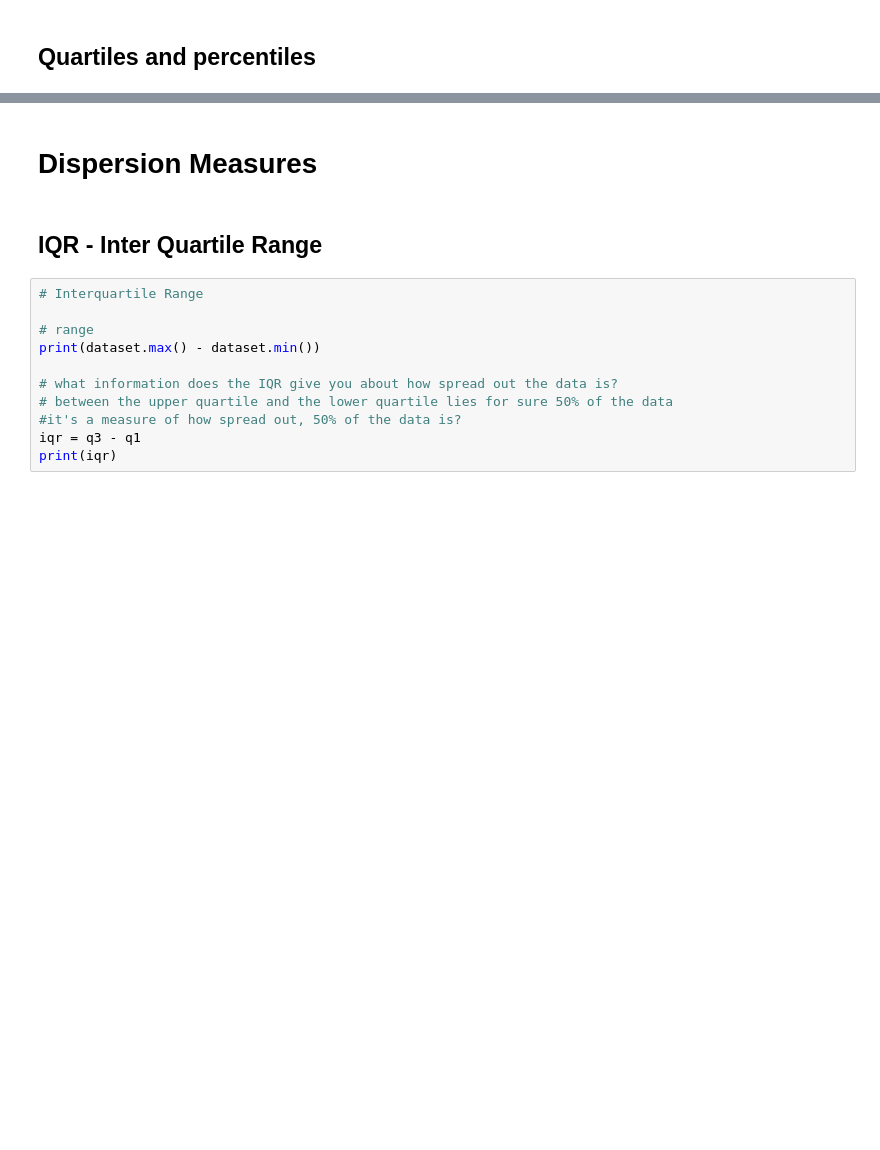
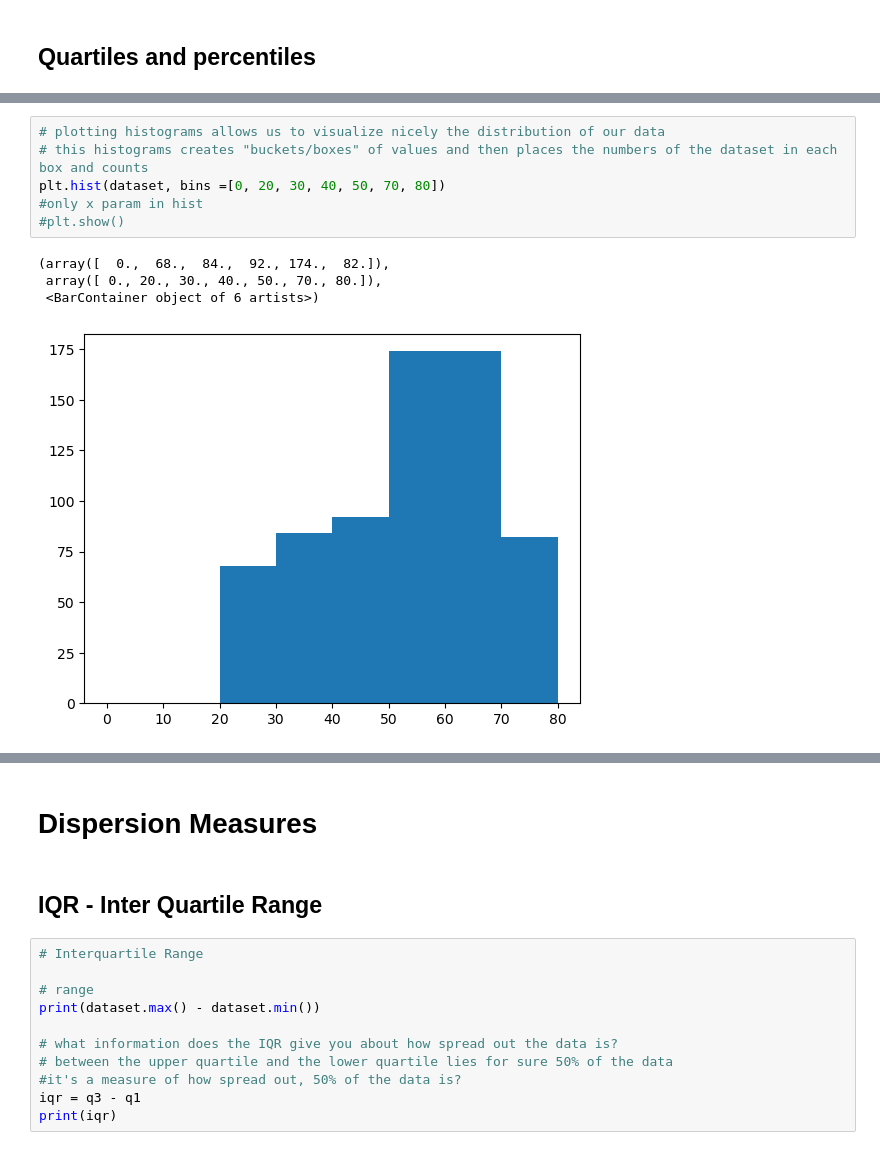
Before and after one commit to TheLazyCactus/ironhack-v4-data-lessons, a Jupyter notebook: cohorts/15_oct_24/02_data_wrangling_and_retrieval/W4D3_descriptive_statistics.ipynb, the cells around one changed output, grey strips where cells are left out. Drawn from its saved outputs; the diff is of its cells as text; blank space fills up the shorter version.

```diff
--- a/cohorts/15_oct_24/02_data_wrangling_and_retrieval/W4D3_descriptive_statistics.ipynb
+++ b/cohorts/15_oct_24/02_data_wrangling_and_retrieval/W4D3_descriptive_statistics.ipynb
@@ -83,3 +143,14 @@ print("the third quartile is", q3)
+# %%
+# plotting histograms allows us to visualize nicely the distribution of our data
+# this histograms creates "buckets/boxes" of values and then places the numbers of the dataset in each box and counts
+plt.hist(dataset, bins =[0, 20, 30, 40, 50, 70, 80])
+#only x param in hist
+#plt.show()
+# %% [output]
+(array([  0.,  68.,  84.,  92., 174.,  82.]),
+ array([ 0., 20., 30., 40., 50., 70., 80.]),
+ <BarContainer object of 6 artists>)
+[figure, added]
 # %%
 # plotting histograms allows us to visualize nicely the distribution of our data
 # this histograms creates "buckets/boxes" of values and then places the numbers of the dataset in each box and counts
```
Also changed, not shown: parts of 10 cells of this notebook.
